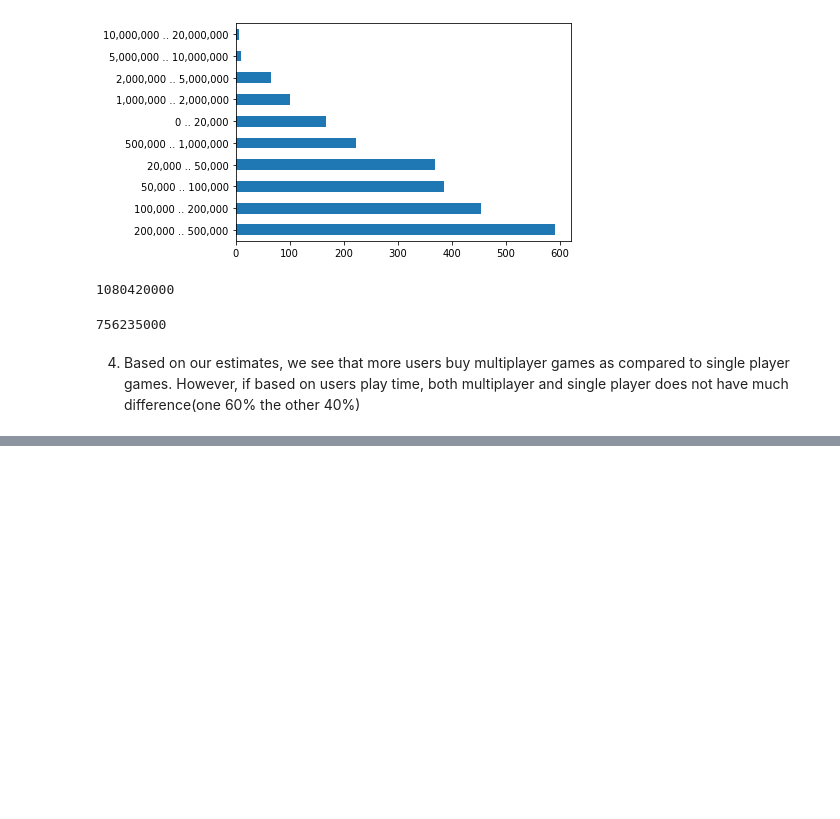
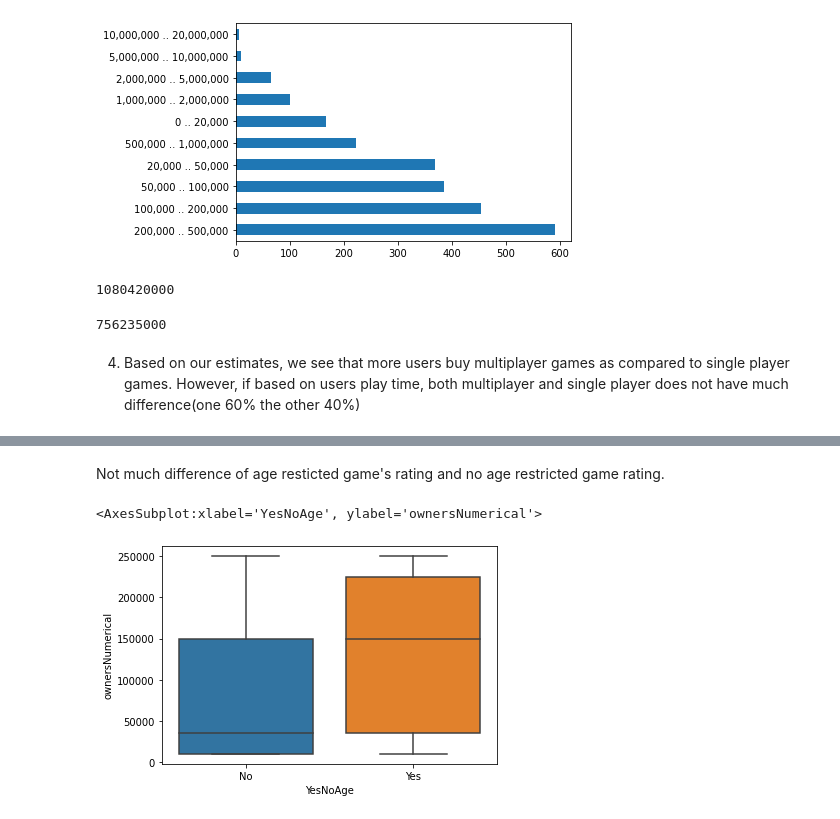
Before and after one commit to bryan9898/1015, a Jupyter notebook: Main/Main.ipynb, the cells around one changed output, grey strips where cells are left out. Saved outputs shown, nothing was run; the diff lists cells and outputs as text; code cells hidden in the pictures; blank space fills up the shorter version.

```diff
--- a/Main/Main.ipynb
+++ b/Main/Main.ipynb
@@ -316,0 +336,37 @@ First we must see
+# %% [markdown]
+Not much difference of age resticted game's rating and no age restricted game rating.
+# %%
+#sb.boxplot(data=gameData,x="YesNoAge",y="rating")
+
+gameData['ownersNumerical'] = gameData['owners'].map({
+    "200,000 .. 500,000": 250000,
+    "100,000 .. 200,000": 150000,
+    "500,000 .. 1,000,000": 750000,
+    "1,000,000 .. 2,000,000": 150000,
+    "50,000 .. 100,000": 75000,
+    "2,000,000 .. 5,000,000": 3500000,
+    "20,000 .. 50,000": 35000,
+    "0 .. 20,000": 10000,
+    "5,000,000 .. 10,000,000": 7500000,
+    "10,000,000 .. 20,000,000": 1500000,
+    "20,000,000 .. 50,000,000": 35000000,
+    "100,000,000 .. 200,000,000": 150000000,
+    "50,000,000 .. 100,000,000": 75000000,
+})
+
+def remove_outlier(df_in, col_name):
+    q1 = df_in[col_name].quantile(0.25)
+    q3 = df_in[col_name].quantile(0.75)
+    iqr = q3-q1 #Interquartile range
+    fence_low  = q1-1.5*iqr
+    fence_high = q3+1.5*iqr
+    df_out = df_in.loc[(df_in[col_name] > fence_low) & (df_in[col_name] < fence_high)]
+    return df_out
+
+gameData= remove_outlier(gameData, "ownersNumerical")
+
+
+sb.boxplot(data=gameData,x="YesNoAge",y="ownersNumerical")
+# %% [output]
+<AxesSubplot:xlabel='YesNoAge', ylabel='ownersNumerical'>
+[figure, added]
```
Also changed, not shown: parts of 18 cells of this notebook, 2 other files.
